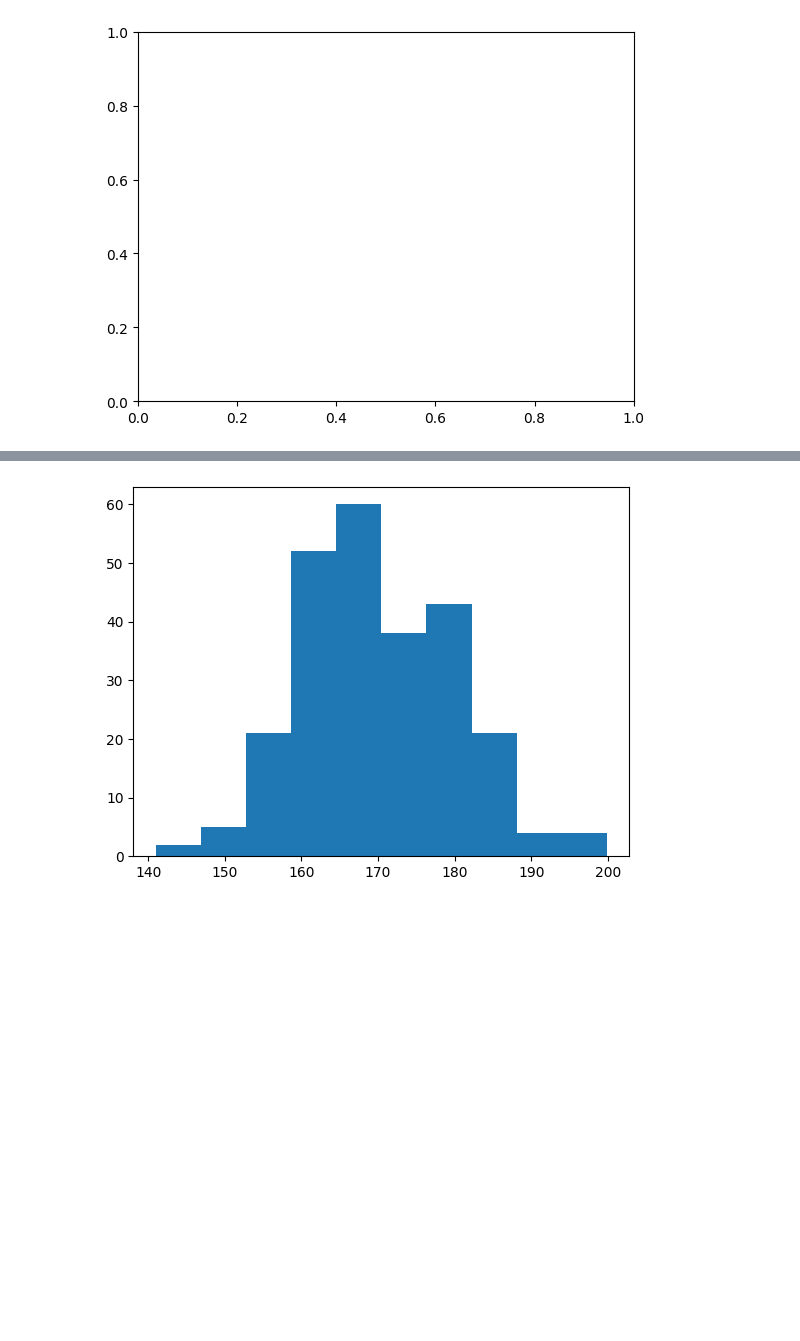
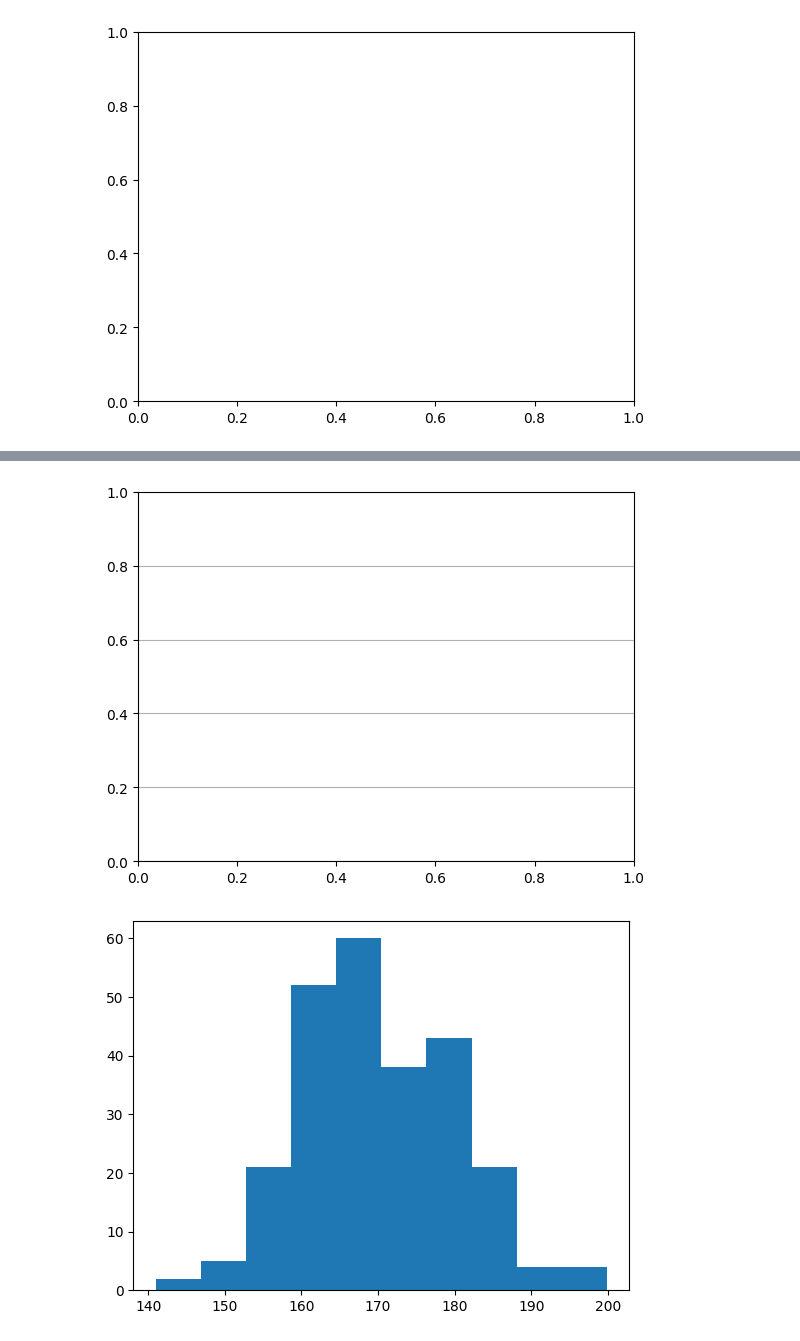
Before and after one commit to PatelHarshit/ADM-lab, a Jupyter notebook: ADMb4_1159.ipynb, the cells around one changed output, grey strips where cells are left out. Saved outputs shown, nothing was run; the diff lists cells and outputs as text; code cells hidden in the pictures; blank space fills up the shorter version.

```diff
--- a/ADMb4_1159.ipynb
+++ b/ADMb4_1159.ipynb
@@ -80,3 +84,7 @@ plt.grid(axis='y')
+# %%
+plt.grid(axis='y')
+# %% [output]
+[figure, added]
 # %%
 import matplotlib.pyplot as plt
 import numpy as np
```
Also changed, not shown: parts of 1 cell of this notebook.
